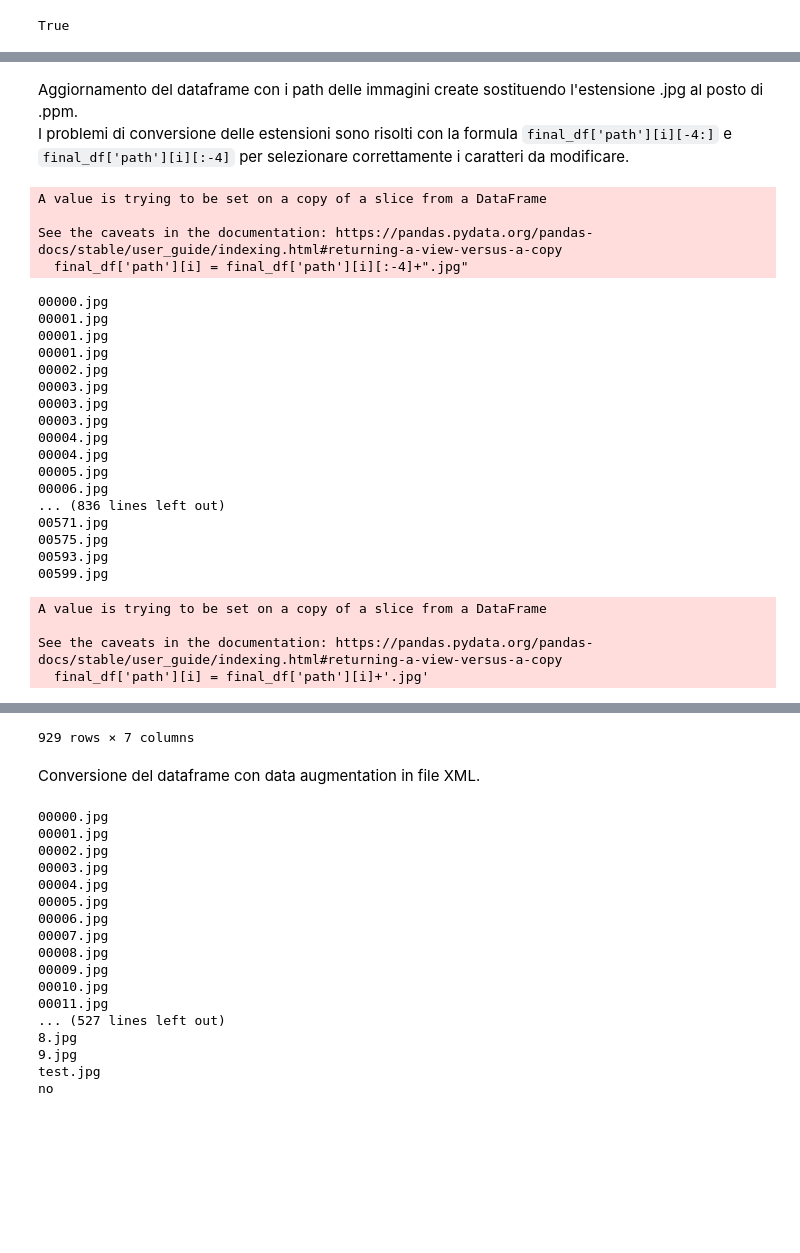
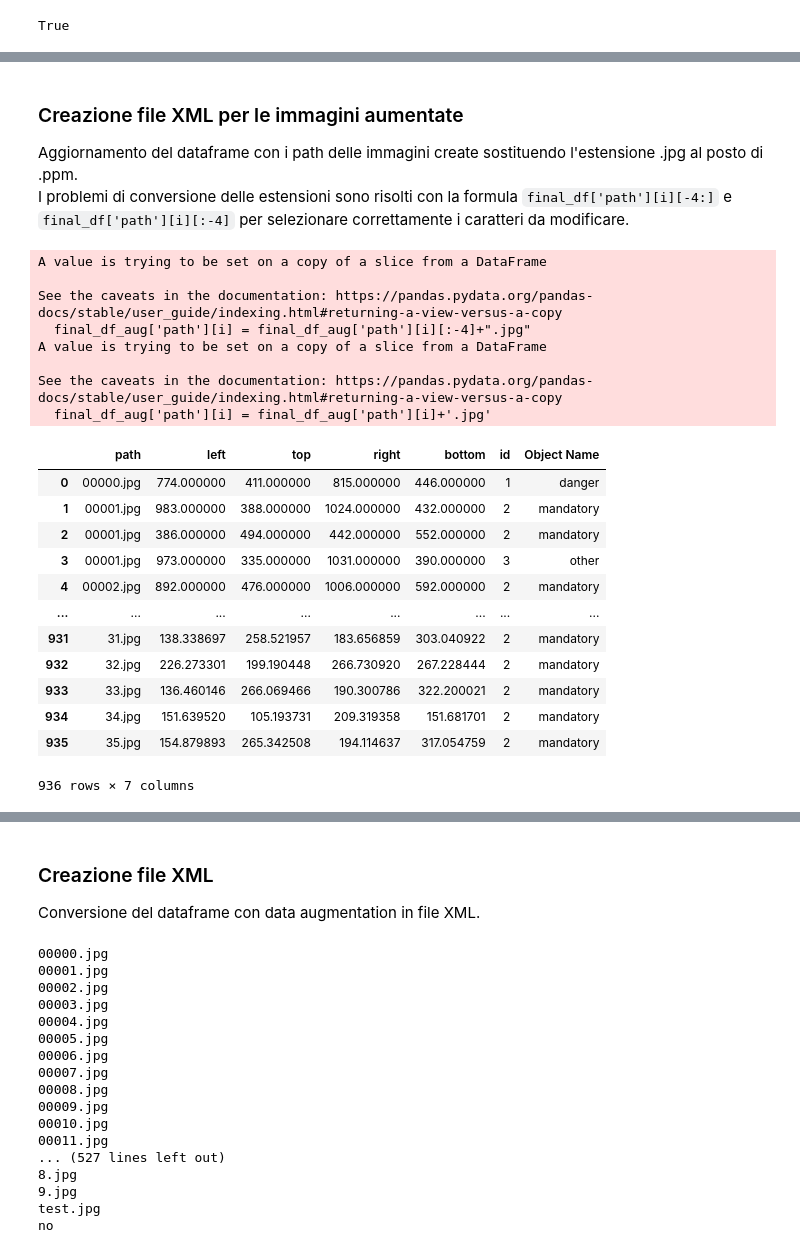
Before and after one commit to LorenzoColombi/TrafficSignDetection, a Jupyter notebook: progetto04.ipynb, the cells around one changed output, grey strips where cells are left out. Saved outputs shown, nothing was run; the diff lists cells and outputs as text; code cells hidden in the pictures; blank space fills up the shorter version.

```diff
--- a/progetto04.ipynb
+++ b/progetto04.ipynb
@@ -360,23 +233,0 @@ os.getcwd()
-# %%
-#Divisione in training e validation
-
-#training
-a = data[:600]['path']
-MyFile=open('.\content\\imageset\\train.txt','w')
-for element in a:
-     MyFile.write(element[:-4]+'\n')
-MyFile.close()
-
-#validation
-a = data[600:]['path']
-MyFile=open('.\content\\imageset\\valid.txt','w')
-for element in a:
-     MyFile.write(element[:-4]+'\n')
-MyFile.close()
-
-#creo file con i nomi delle classi
-%%writefile ./content/obj.names
-prohibitory
-danger
-mandatory
-other
@@ -2956,43 +2788,41 @@ data
 # %% [markdown]
+### Creazione file XML per le immagini aumentate
+
 Aggiornamento del dataframe con i path delle immagini create sostituendo l'estensione .jpg al posto di .ppm.<br>
 I problemi di conversione delle estensioni sono risolti con la formula <code>final_df['path'][i][-4:]</code> e <code>final_df['path'][i][:-4]</code> per selezionare correttamente i caratteri da modificare.
 # %%
 #copying data dataframe into final_df
-final_df = data.copy()
+final_df_aug = data.copy()
 #adding .jpg extension to image path.
 for i in range(len(data)):
-  if final_df['path'][i][-4:] == ".ppm":
-    final_df['path'][i] = final_df['path'][i][:-4]+".jpg"
+  if final_df_aug['path'][i][-4:] == ".ppm":
+    final_df_aug['path'][i] = final_df_aug['path'][i][:-4]+".jpg"
     #print(final_df['path'][i])
   else :
-    final_df['path'][i] = final_df['path'][i]+'.jpg'
+    final_df_aug['path'][i] = final_df_aug['path'][i]+'.jpg'
 #converting id to int datatype
-final_df['id'] = final_df['id'].astype(int)
+final_df_aug['id'] = final_df_aug['id'].astype(int)
 
-final_df
+final_df_aug
 # %% [output]
 A value is trying to be set on a copy of a slice from a DataFrame
 
 See the caveats in the documentation: https://pandas.pydata.org/pandas-docs/stable/user_guide/indexing.html#returning-a-view-versus-a-copy
-  final_df['path'][i] = final_df['path'][i][:-4]+".jpg"
+  final_df_aug['path'][i] = final_df_aug['path'][i][:-4]+".jpg"
+A value is trying to be set on a copy of a slice from a DataFrame
+
+See the caveats in the documentation: https://pandas.pydata.org/pandas-docs/stable/user_guide/indexing.html#returning-a-view-versus-a-copy
+  final_df_aug['path'][i] = final_df_aug['path'][i]+'.jpg'
+|  | path | left | top | right | bottom | id | Object Name |
+| 0 | 00000.jpg | 774.000000 | 411.000000 | 815.000000 | 446.000000 | 1 | danger |
+| 1 | 00001.jpg | 983.000000 | 388.000000 | 1024.000000 | 432.000000 | 2 | mandatory |
+| 2 | 00001.jpg | 386.000000 | 494.000000 | 442.000000 | 552.000000 | 2 | mandatory |
+| 3 | 00001.jpg | 973.000000 | 335.000000 | 1031.000000 | 390.000000 | 3 | other |
+| 4 | 00002.jpg | 892.000000 | 476.000000 | 1006.000000 | 592.000000 | 2 | mandatory |
+| ... | ... | ... | ... | ... | ... | ... | ... |
+| 931 | 31.jpg | 138.338697 | 258.521957 | 183.656859 | 303.040922 | 2 | mandatory |
+| 932 | 32.jpg | 226.273301 | 199.190448 | 266.730920 | 267.228444 | 2 | mandatory |
+| 933 | 33.jpg | 136.460146 | 266.069466 | 190.300786 | 322.200021 | 2 | mandatory |
+| 934 | 34.jpg | 151.639520 | 105.193731 | 209.319358 | 151.681701 | 2 | mandatory |
+| 935 | 35.jpg | 154.879893 | 265.342508 | 194.114637 | 317.054759 | 2 | mandatory |
-00000.jpg
-00001.jpg
-00001.jpg
-00001.jpg
-00002.jpg
-00003.jpg
-00003.jpg
-00003.jpg
-00004.jpg
-00004.jpg
-00005.jpg
-00006.jpg
-... (836 lines left out)
-00571.jpg
-00575.jpg
-00593.jpg
-00599.jpg
+936 rows × 7 columns
-A value is trying to be set on a copy of a slice from a DataFrame
-
-See the caveats in the documentation: https://pandas.pydata.org/pandas-docs/stable/user_guide/indexing.html#returning-a-view-versus-a-copy
-  final_df['path'][i] = final_df['path'][i]+'.jpg'
@@ -3011,5 +2829,5 @@ See the caveats in the documentation: https://pandas.pydata.org/pandas-docs/stab
-929 rows × 7 columns
 # %% [markdown]
+### Creazione file XML
 Conversione del dataframe con data augmentation in file XML.
 # %%
 #dataframe to xml file
```
Also changed, not shown: parts of 40 cells of this notebook.
